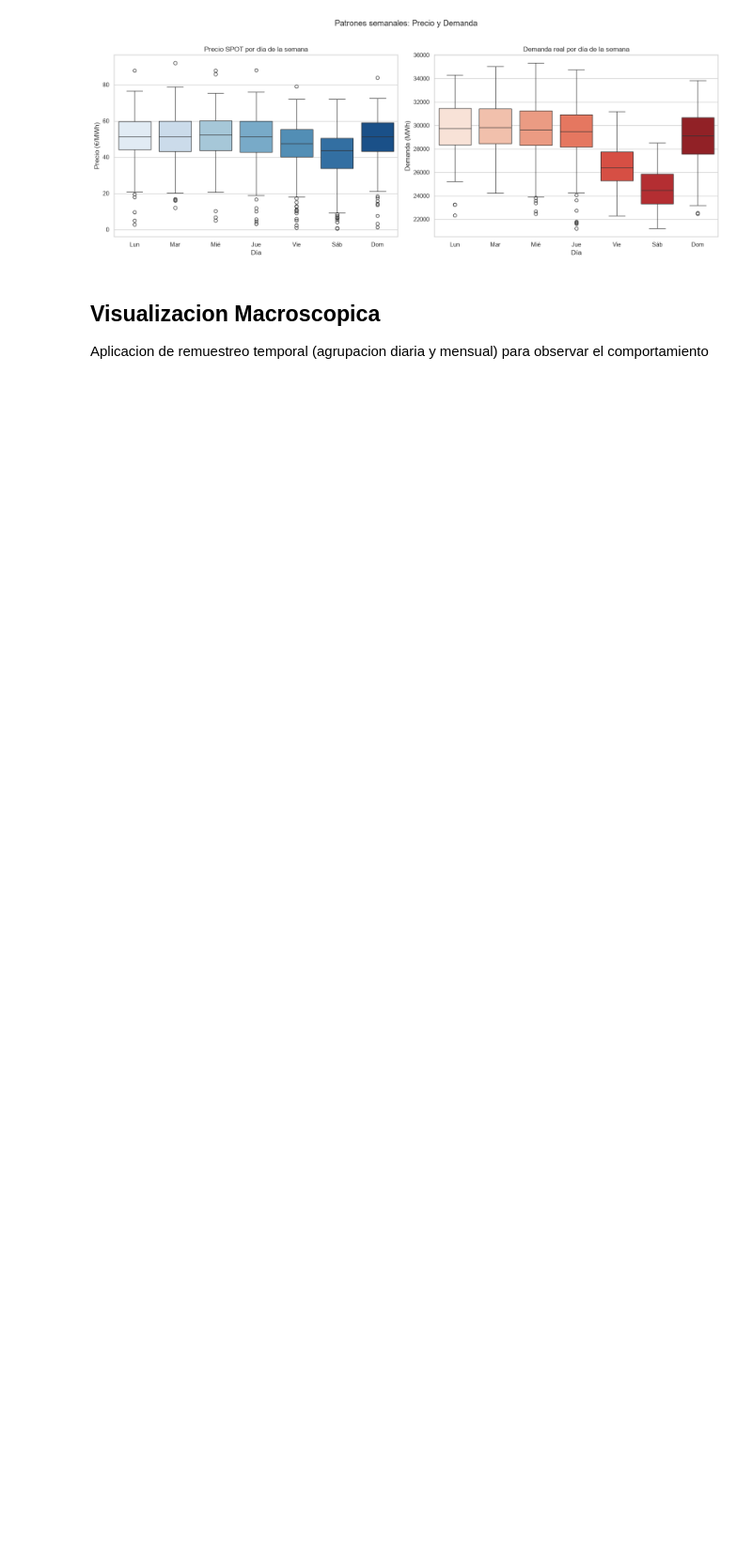
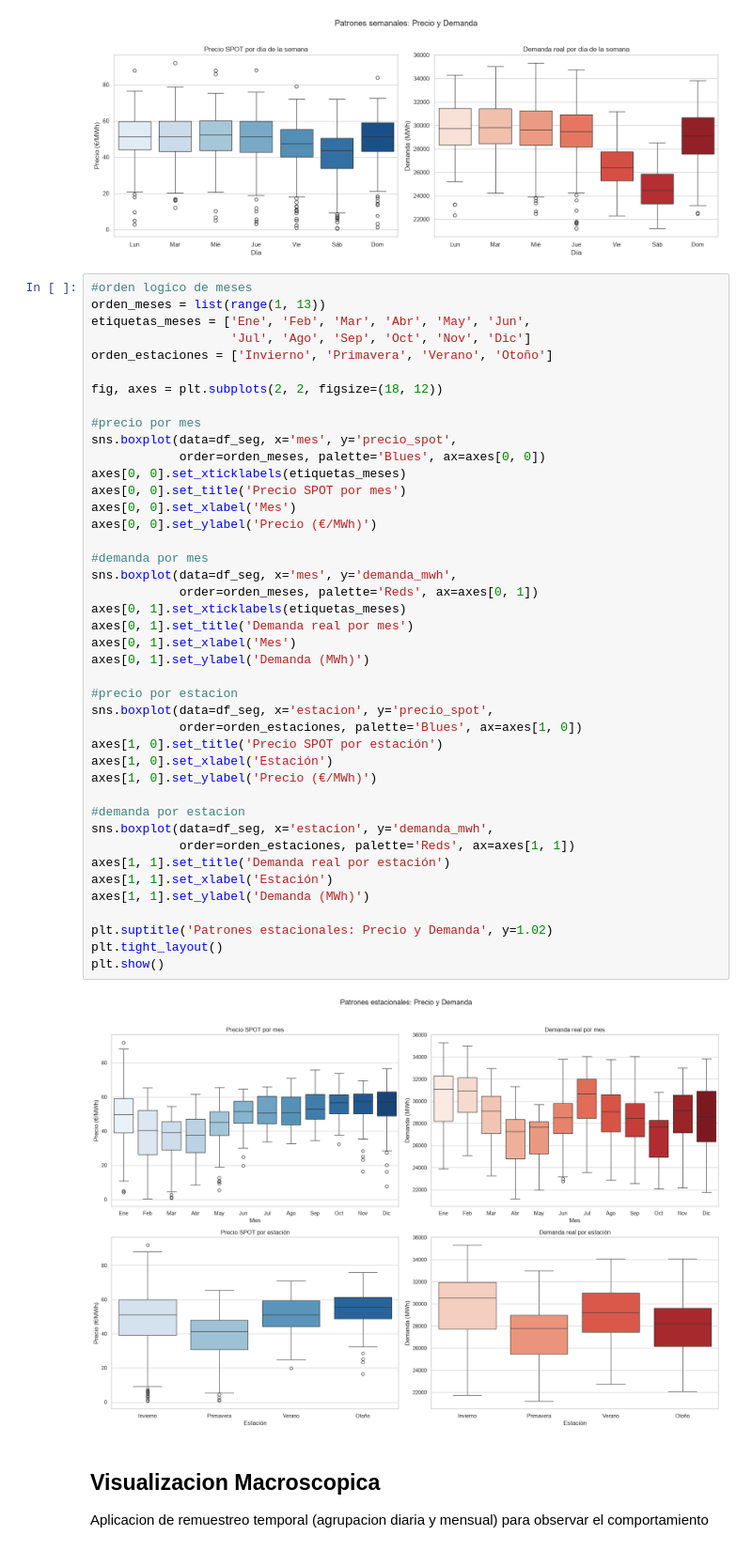
Before and after one commit to Cesahz/california-housing-energy-eda, a Jupyter notebook: notebooks/2.0-energy-market-eda.ipynb, the cells around one changed output. Shown at 94% size. Cells and saved outputs as stored; diff of their text form; blank space fills up the shorter version.

Commit message:
feat: agregar segmentacion de precio y demanda por mes y estacion

```diff
--- a/notebooks/2.0-energy-market-eda.ipynb
+++ b/notebooks/2.0-energy-market-eda.ipynb
@@ -264,6 +264,50 @@ plt.tight_layout()
 plt.show()
 # %% [output]
 [figure]
+# %%
+#orden logico de meses
+orden_meses = list(range(1, 13))
+etiquetas_meses = ['Ene', 'Feb', 'Mar', 'Abr', 'May', 'Jun',
+                   'Jul', 'Ago', 'Sep', 'Oct', 'Nov', 'Dic']
+orden_estaciones = ['Invierno', 'Primavera', 'Verano', 'Otoño']
+
+fig, axes = plt.subplots(2, 2, figsize=(18, 12))
+
+#precio por mes
+sns.boxplot(data=df_seg, x='mes', y='precio_spot',
+            order=orden_meses, palette='Blues', ax=axes[0, 0])
+axes[0, 0].set_xticklabels(etiquetas_meses)
+axes[0, 0].set_title('Precio SPOT por mes')
+axes[0, 0].set_xlabel('Mes')
+axes[0, 0].set_ylabel('Precio (€/MWh)')
+
+#demanda por mes
+sns.boxplot(data=df_seg, x='mes', y='demanda_mwh',
+            order=orden_meses, palette='Reds', ax=axes[0, 1])
+axes[0, 1].set_xticklabels(etiquetas_meses)
+axes[0, 1].set_title('Demanda real por mes')
+axes[0, 1].set_xlabel('Mes')
+axes[0, 1].set_ylabel('Demanda (MWh)')
+
+#precio por estacion
+sns.boxplot(data=df_seg, x='estacion', y='precio_spot',
+            order=orden_estaciones, palette='Blues', ax=axes[1, 0])
+axes[1, 0].set_title('Precio SPOT por estación')
+axes[1, 0].set_xlabel('Estación')
+axes[1, 0].set_ylabel('Precio (€/MWh)')
+
+#demanda por estacion
+sns.boxplot(data=df_seg, x='estacion', y='demanda_mwh',
+            order=orden_estaciones, palette='Reds', ax=axes[1, 1])
+axes[1, 1].set_title('Demanda real por estación')
+axes[1, 1].set_xlabel('Estación')
+axes[1, 1].set_ylabel('Demanda (MWh)')
+
+plt.suptitle('Patrones estacionales: Precio y Demanda', y=1.02)
+plt.tight_layout()
+plt.show()
+# %% [output]
+[figure, added]
 # %% [markdown]
 ## Visualizacion Macroscopica
 Aplicacion de remuestreo temporal (agrupacion diaria y mensual) para observar el comportamiento
```
